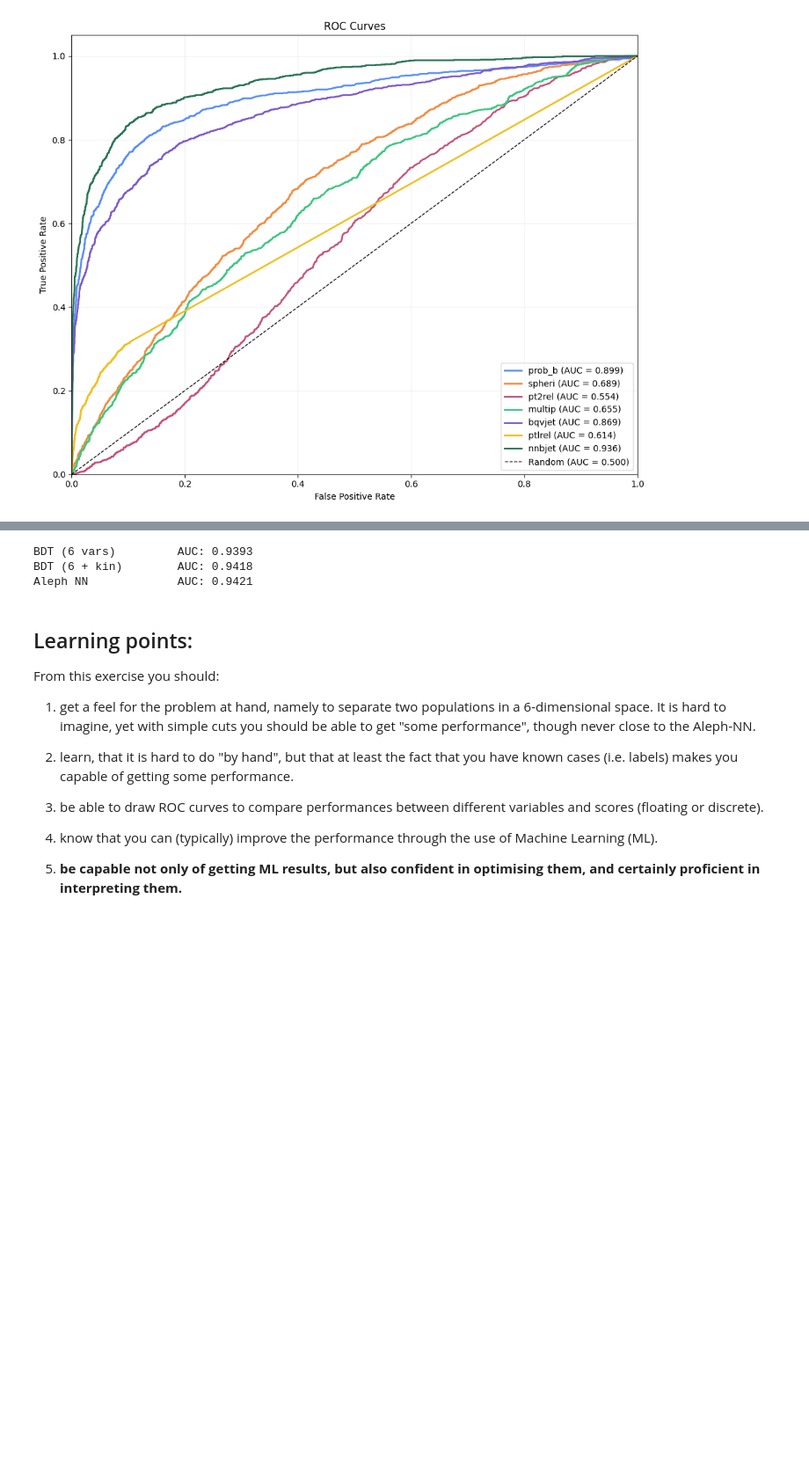
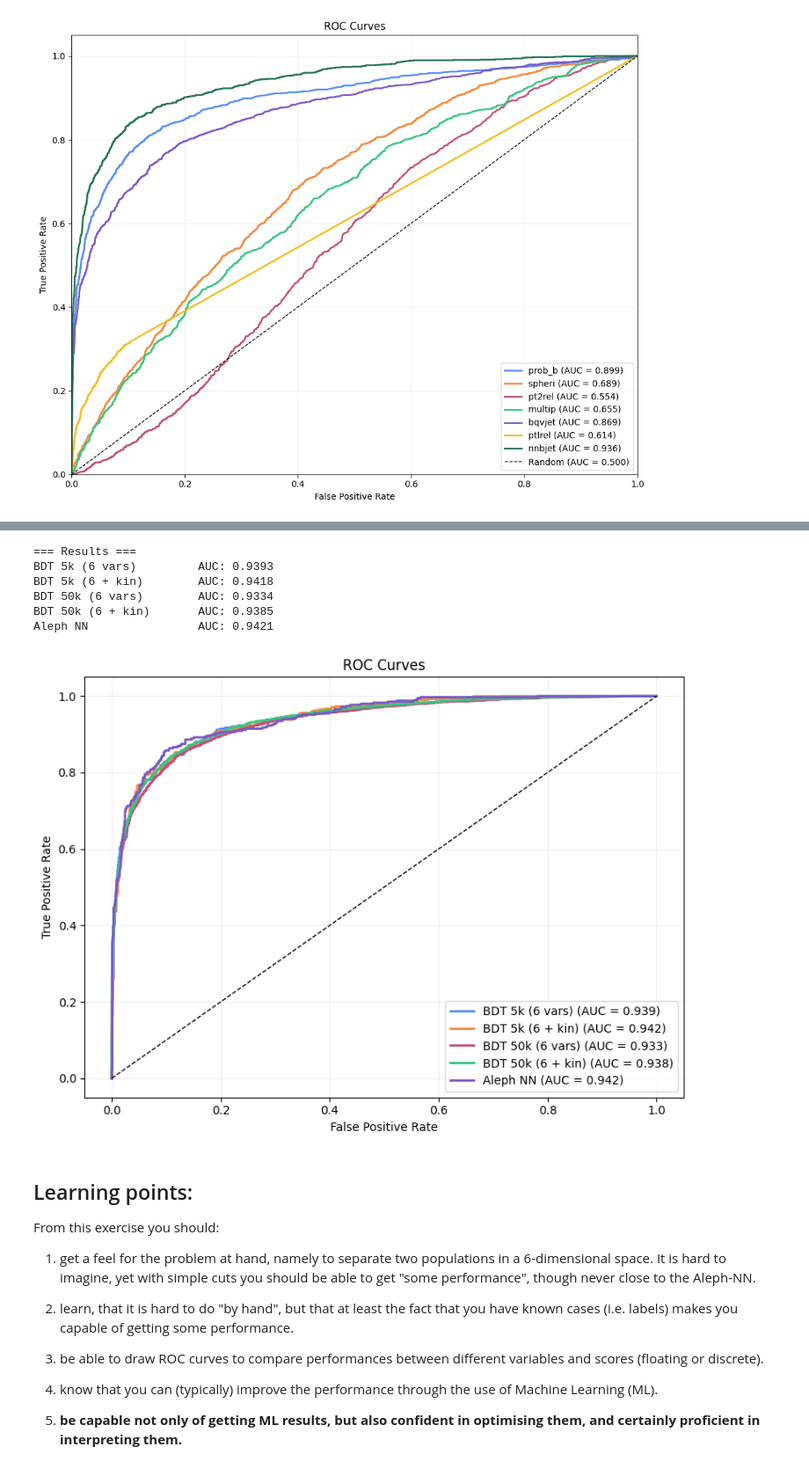
Before and after one commit to stupidodie/AppliedML2026, a Jupyter notebook: Week1/BjetSelection_original.ipynb, the cells around one changed output, grey strips where cells are left out. Shown at 88% size. Cells and saved outputs as stored; diff of their text form; code cells hidden in the pictures; blank space fills up the shorter version.

```diff
--- a/Week1/BjetSelection_original.ipynb
+++ b/Week1/BjetSelection_original.ipynb
@@ -391,29 +424,73 @@ print(f"50k BDT AUC: {roc_auc_50k:.4f}")
 # %%
 from sklearn.model_selection import train_test_split
 from sklearn.ensemble import GradientBoostingClassifier
-from sklearn.metrics import roc_auc_score
+from sklearn.metrics import roc_auc_score, roc_curve
 y = data['isb'].values
+# 6 basic variables
 X_basic = data[['prob_b', 'spheri', 'pt2rel', 'multip', 'bqvjet', 'ptlrel']].values
+# With kinematics
 X_with_kin = data[['prob_b', 'spheri', 'pt2rel', 'multip', 'bqvjet', 'ptlrel', 'energy', 'cTheta', 'phi']].values
 X_train_basic, X_test_basic, y_train_basic, y_test_basic = train_test_split(X_basic, y, test_size=0.3, random_state=42)
 X_train_kin, X_test_kin, y_train_kin, y_test_kin = train_test_split(X_with_kin, y, test_size=0.3, random_state=42)
-
 split_idx = train_test_split(range(len(y)), test_size=0.3, random_state=42)[1]
 test_nn = data['nnbjet'].iloc[split_idx].values
+# === 5k data ===
 bdt_basic = GradientBoostingClassifier(n_estimators=100, max_depth=3, random_state=42)
 bdt_basic.fit(X_train_basic, y_train_basic)
-auc_basic = roc_auc_score(y_test_basic, bdt_basic.predict_proba(X_test_basic)[:, 1])
+auc_basic_5k = roc_auc_score(y_test_basic, bdt_basic.predict_proba(X_test_basic)[:, 1])
 bdt_kin = GradientBoostingClassifier(n_estimators=100, max_depth=3, random_state=42)
 bdt_kin.fit(X_train_kin, y_train_kin)
-auc_kin = roc_auc_score(y_test_kin, bdt_kin.predict_proba(X_test_kin)[:, 1])
+auc_kin_5k = roc_auc_score(y_test_kin, bdt_kin.predict_proba(X_test_kin)[:, 1])
 auc_nn = roc_auc_score(y_test_basic, test_nn)
-print(f"BDT (6 vars)         AUC: {auc_basic:.4f}")
-print(f"BDT (6 + kin)        AUC: {auc_kin:.4f}")
-print(f"Aleph NN             AUC: {auc_nn:.4f}")
+# === 50k data ===
+data_50k = pd.DataFrame(np.genfromtxt('AlephBtag_MC_train_Nev50000.csv', names=True))
+y_50k = data_50k['isb'].values
+X_basic_50k = data_50k[['prob_b', 'spheri', 'pt2rel', 'multip', 'bqvjet', 'ptlrel']].values
+X_with_kin_50k = data_50k[['prob_b', 'spheri', 'pt2rel', 'multip', 'bqvjet', 'ptlrel', 'energy', 'cTheta', 'phi']].values
+X_train_50k, X_test_50k, y_train_50k, y_test_50k = train_test_split(X_basic_50k, y_50k, test_size=0.3, random_state=42)
+bdt_basic_50k = GradientBoostingClassifier(n_estimators=100, max_depth=3, random_state=42)
+bdt_basic_50k.fit(X_train_50k, y_train_50k)
+y_proba_50k = bdt_basic_50k.predict_proba(X_test_50k)[:, 1]
+auc_basic_50k = roc_auc_score(y_test_50k, y_proba_50k)
+# Retrain with kinematics
+X_train_kin_50k, X_test_kin_50k, y_train_kin_50k, y_test_kin_50k = train_test_split(X_with_kin_50k, y_50k, test_size=0.3, random_state=42)
+bdt_kin_50k = GradientBoostingClassifier(n_estimators=100, max_depth=3, random_state=42)
+bdt_kin_50k.fit(X_train_kin_50k, y_train_kin_50k)
+y_proba_kin_50k = bdt_kin_50k.predict_proba(X_test_kin_50k)[:, 1]
+auc_kin_50k = roc_auc_score(y_test_kin_50k, y_proba_kin_50k)
+print(f"=== Results ===")
+print(f"BDT 5k (6 vars)         AUC: {auc_basic_5k:.4f}")
+print(f"BDT 5k (6 + kin)        AUC: {auc_kin_5k:.4f}")
+print(f"BDT 50k (6 vars)        AUC: {auc_basic_50k:.4f}")
+print(f"BDT 50k (6 + kin)       AUC: {auc_kin_50k:.4f}")
+print(f"Aleph NN                AUC: {auc_nn:.4f}")
+# Plot ROC curves
+fig, ax = plt.subplots(figsize=(8, 6))
+fpr, tpr, _ = roc_curve(y_test_basic, bdt_basic.predict_proba(X_test_basic)[:, 1])
+ax.plot(fpr, tpr, lw=2, label=f'BDT 5k (6 vars) (AUC = {auc_basic_5k:.3f})')
+fpr_kin, tpr_kin, _ = roc_curve(y_test_kin, bdt_kin.predict_proba(X_test_kin)[:, 1])
+ax.plot(fpr_kin, tpr_kin, lw=2, label=f'BDT 5k (6 + kin) (AUC = {auc_kin_5k:.3f})')
+fpr50, tpr50, _ = roc_curve(y_test_50k, y_proba_50k)
+ax.plot(fpr50, tpr50, lw=2, label=f'BDT 50k (6 vars) (AUC = {auc_basic_50k:.3f})')
+fpr50_kin, tpr50_kin, _ = roc_curve(y_test_kin_50k, y_proba_kin_50k)
+ax.plot(fpr50_kin, tpr50_kin, lw=2, label=f'BDT 50k (6 + kin) (AUC = {auc_kin_50k:.3f})')
+fpr_nn, tpr_nn, _ = roc_curve(y_test_basic, test_nn)
+ax.plot(fpr_nn, tpr_nn, lw=2, label=f'Aleph NN (AUC = {auc_nn:.3f})')
+ax.plot([0, 1], [0, 1], 'k--', lw=1)
+ax.set_xlabel('False Positive Rate')
+ax.set_ylabel('True Positive Rate')
+ax.set_title('ROC Curves')
+ax.legend()
+ax.grid(True, alpha=0.3)
+fig.tight_layout()
 # %% [output]
-BDT (6 vars)         AUC: 0.9393
-BDT (6 + kin)        AUC: 0.9418
-Aleph NN             AUC: 0.9421
+=== Results ===
+BDT 5k (6 vars)         AUC: 0.9393
+BDT 5k (6 + kin)        AUC: 0.9418
+BDT 50k (6 vars)        AUC: 0.9334
+BDT 50k (6 + kin)       AUC: 0.9385
+Aleph NN                AUC: 0.9421
+[figure, added]
 # %% [markdown]
 ## Learning points:
 
```
Also changed, not shown: parts of 6 cells of this notebook.
